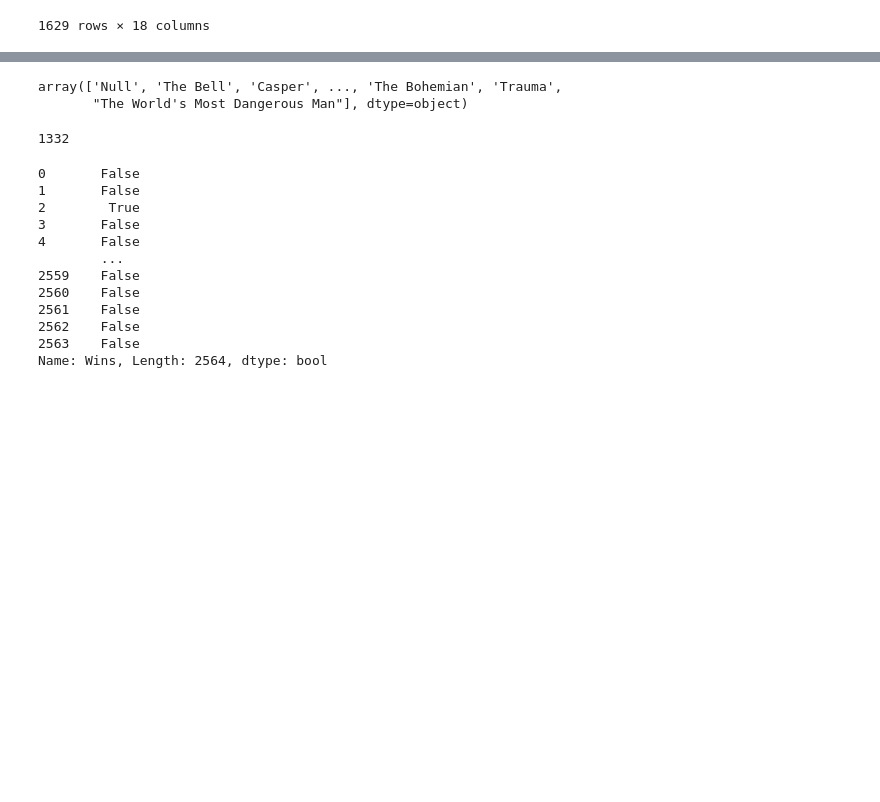
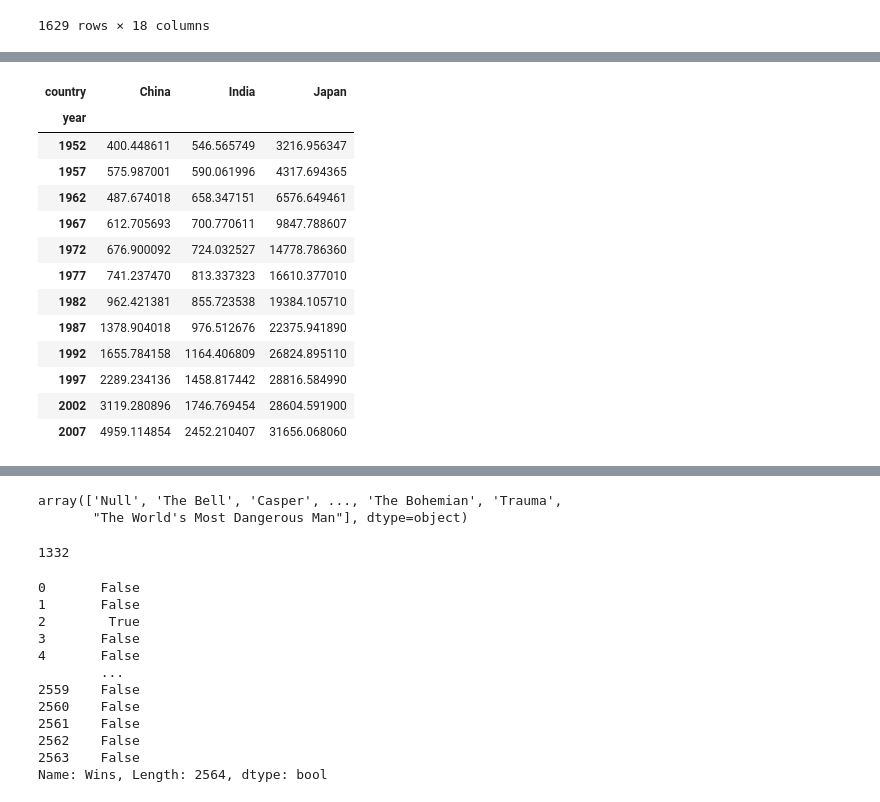
Before and after one commit to suraj4502/DS-Material, a Jupyter notebook: Pandas_3-5.ipynb, the cells around one changed output, grey strips where cells are left out. Drawn from its saved outputs; the diff is of its cells as text; code cells hidden in the pictures; blank space fills up the shorter version.

```diff
--- a/Pandas_3-5.ipynb
+++ b/Pandas_3-5.ipynb
@@ -446,0 +677,19 @@ df.rename(columns={'Division Title':'Division',
+# %%
+temp = gap_data[gap_data['country'].isin(['India','China','Japan'])]
+# %%
+temp.pivot_table(index="year",columns='country',values = 'gdpPercap')
+# %% [output]
+| country | China | India | Japan |
+| year |  |  |  |
+| 1952 | 400.448611 | 546.565749 | 3216.956347 |
+| 1957 | 575.987001 | 590.061996 | 4317.694365 |
+| 1962 | 487.674018 | 658.347151 | 6576.649461 |
+| 1967 | 612.705693 | 700.770611 | 9847.788607 |
+| 1972 | 676.900092 | 724.032527 | 14778.786360 |
+| 1977 | 741.237470 | 813.337323 | 16610.377010 |
+| 1982 | 962.421381 | 855.723538 | 19384.105710 |
+| 1987 | 1378.904018 | 976.512676 | 22375.941890 |
+| 1992 | 1655.784158 | 1164.406809 | 26824.895110 |
+| 1997 | 2289.234136 | 1458.817442 | 28816.584990 |
+| 2002 | 3119.280896 | 1746.769454 | 28604.591900 |
+| 2007 | 4959.114854 | 2452.210407 | 31656.068060 |
```
Also changed, not shown: parts of 58 cells of this notebook.
